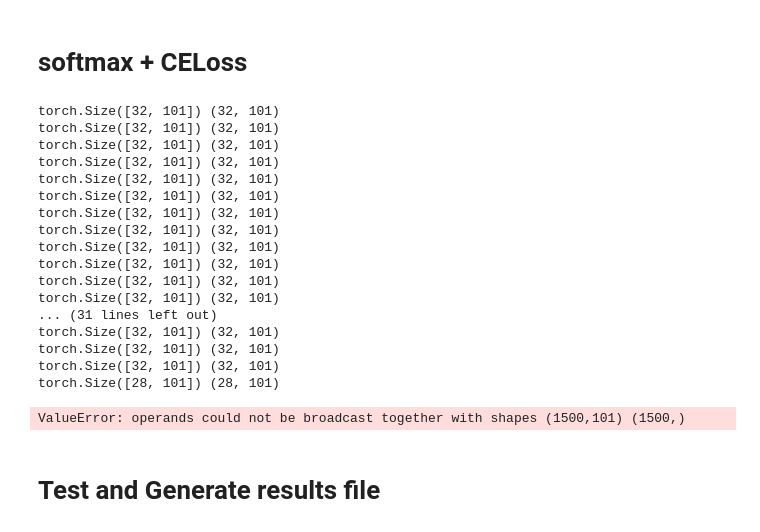
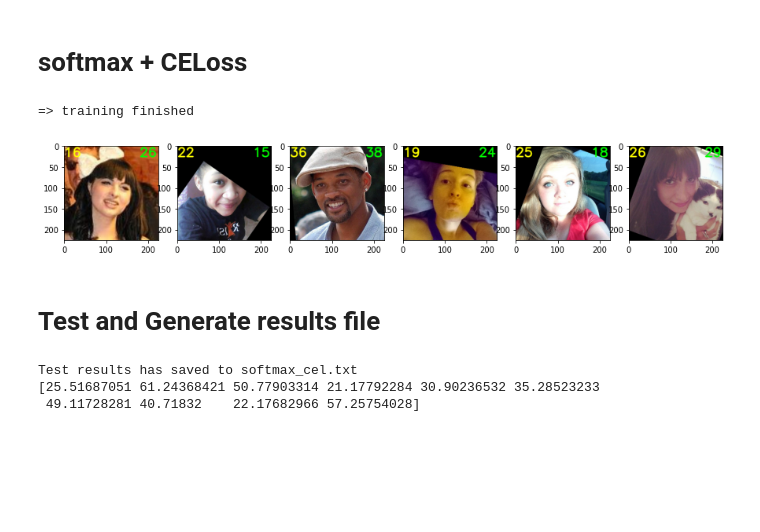
Before and after one commit to aish-wes/CIS581, a Jupyter notebook: Project 8-b Classification/network.ipynb, the cells around one changed output. Saved outputs shown, nothing was run; the diff lists cells and outputs as text; code cells hidden in the pictures; blank space fills up the shorter version.

Commit message:
handling the loss error

```diff
--- a/Project 8-b Classification/network.ipynb
+++ b/Project 8-b Classification/network.ipynb
@@ -86,8 +86,7 @@ def train_softmax_cel():
             #############################################
             # TODO: YOUR CODE HERE
             #############################################
-#             x, y = x.cuda().float(), y.cuda().long()
-            x, y = x.cpu().float(), y.cpu().long()
+            x, y = x.cuda().float(), y.cuda().long()
             outputs = model(x)
             # calculate the gradient and update the model
             optimizer.zero_grad()
@@ -98,61 +97,45 @@ def train_softmax_cel():
        # Validating model
         model.eval()
         gt = []
         preds = []
 
         for i, (y, x) in enumerate(val_loader):
             #############################################
             # TODO: YOUR CODE HERE
             #############################################
             # Calculate the validation outputs and error
-#             x, y = x.cuda().float(), y.cuda().long()
-            x, y = x.cpu().float(), y.cpu().long()
+            x, y = x.cuda().float(), y.cuda().long()
             outputs = model(x)
             loss = criterion(outputs, y)
-#             outputs = None
 
             # Save the predictions for validation sets and ground truth
-            print(outputs.shape, F.softmax(outputs, dim=-1).cpu().detach().numpy().shape)
-            preds.append(F.softmax(outputs, dim=-1).cpu().detach().numpy())
+            pred_age = np.argmax(F.softmax(outputs, dim=-1).cpu().detach().numpy(), axis=1)
+            preds.append(pred_age)
             gt.append(y.cpu().numpy())
 
         # Change prediction and ground truth to numpy
         preds = np.concatenate(preds, axis=0)
         gt = np.concatenate(gt, axis=0)
 
         # Calculate difference and mae
-#         print(preds.shape)
-#         print(gt.shape)
         diff = preds - gt
         mae = np.abs(diff).mean()
 
     print("=> training finished")
     return model, preds, gt
 
 model_softmax_cel, preds, gt = train_softmax_cel()
 show_results(preds, gt)
 # %% [output]
-torch.Size([32, 101]) (32, 101)
-torch.Size([32, 101]) (32, 101)
-torch.Size([32, 101]) (32, 101)
-torch.Size([32, 101]) (32, 101)
-torch.Size([32, 101]) (32, 101)
-torch.Size([32, 101]) (32, 101)
-torch.Size([32, 101]) (32, 101)
-torch.Size([32, 101]) (32, 101)
-torch.Size([32, 101]) (32, 101)
-torch.Size([32, 101]) (32, 101)
-torch.Size([32, 101]) (32, 101)
-torch.Size([32, 101]) (32, 101)
-... (31 lines left out)
-torch.Size([32, 101]) (32, 101)
-torch.Size([32, 101]) (32, 101)
-torch.Size([32, 101]) (32, 101)
-torch.Size([28, 101]) (28, 101)
+=> training finished
-ValueError: operands could not be broadcast together with shapes (1500,101) (1500,)
+[figure, added]
 # %% [markdown]
 # Test and Generate results file
 # %%
 prediction = test_cel(model_softmax_cel, test_loader, "softmax_cel.txt")
 print("Test results has saved to softmax_cel.txt")
 print(prediction[:10])
+# %% [output]
+Test results has saved to softmax_cel.txt
+[25.51687051 61.24368421 50.77903314 21.17792284 30.90236532 35.28523233
+ 49.11728281 40.71832    22.17682966 57.25754028]
```
Also changed, not shown: 2 other files.
